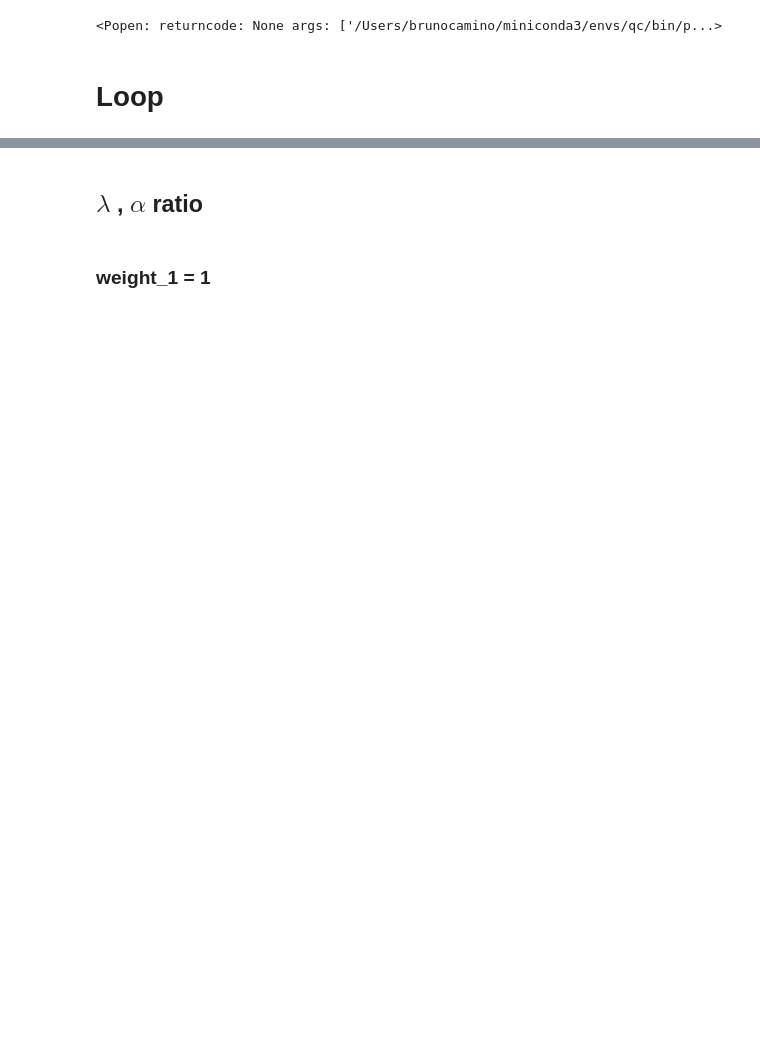
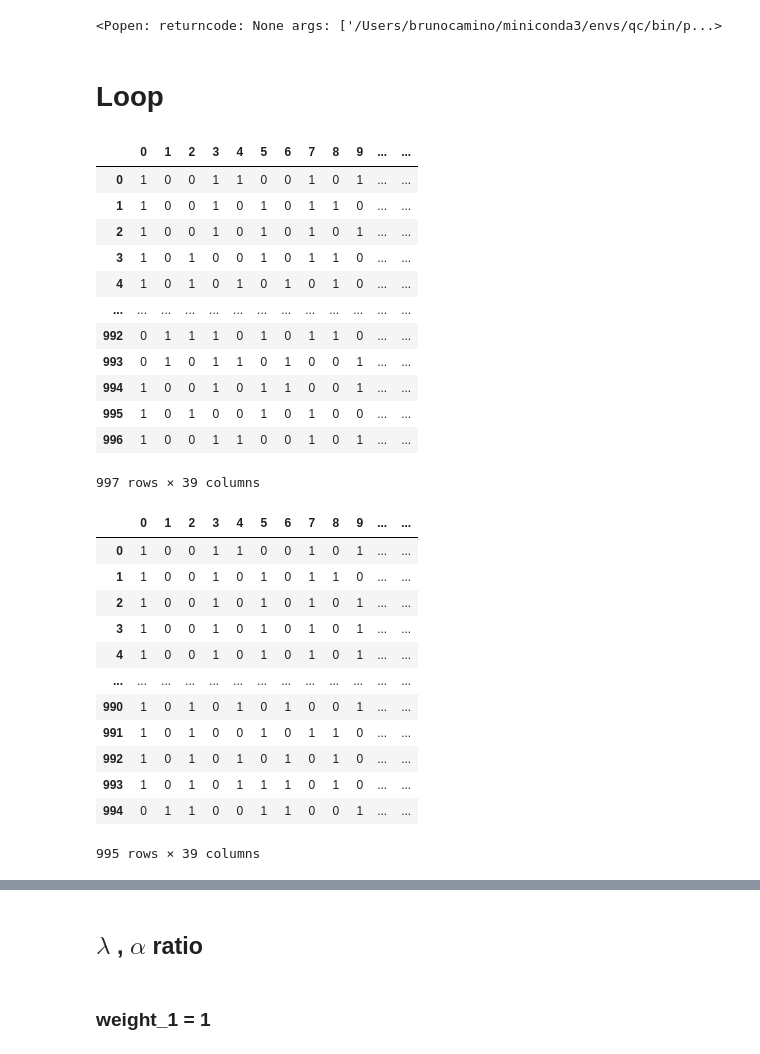
Before and after one commit to cmc-ucl/quantum_computing, a Jupyter notebook: Experiments_discrete.ipynb, the cells around one changed output, grey strips where cells are left out. Drawn from its saved outputs; the diff is of its cells as text; code cells hidden in the pictures; blank space fills up the shorter version.

```diff
--- a/Experiments_discrete.ipynb
+++ b/Experiments_discrete.ipynb
@@ -120,19 +122,21 @@ def make_df(directory):
             #print(f)
             df, param = load_json(f,return_param = True, return_qubo = False)
             param = param.transpose()
-            n_vac = param['num_vacancies'].values[0]
+            #n_vac = param['num_vacancies'].values[0]
             n_atoms = param['N atoms'].values[0]
             param['broken_chains'] = find_ratio_broken_chains(df)
             param['ratio_acceptable'] = find_ratio_acceptable(df)
-            param['ratio_feasible'] = find_ratio_feasible_discrete(df,param['num_vacancies'].values[0], remove_broken_chains=False)
+            #param['ratio_feasible'] = find_ratio_feasible_discrete(df,param['num_vacancies'].values[0], remove_broken_chains=False)
             #param['energy_distribution_all'] = ', '.join(str(x) for x in find_energy_distribution(df)[0])
             #param['multiplicity_all'] = ', '.join(str(x) for x in find_energy_distribution(df)[1])
-            param['energy_distribution'] = ', '.join(str(x) for x in find_energy_distribution_discrete(df, only_feasible=True, vacancies=param['num_vacancies'].values[0])[0])
+            #param['energy_distribution'] = ', '.join(str(x) for x in find_energy_distribution_discrete(df, only_feasible=True, vacancies=param['num_vacancies'].values[0])[0])
             #param['num_broken_bonds'] = ', '.join(str(x) for x in find_num_broken_bonds(dataframe, remove_broken_chains = True, only_feasible = True, vacancies = param['num_vacancies'].values[0]))
-            param['multiplicity'] = ', '.join(str(x) for x in find_energy_distribution_discrete(df, only_feasible=True, vacancies=param['num_vacancies'].values[0])[1])
-            param['ratio l/w'] =  param['lagrange'] / param['weight_1']
-            param['ratio t/w'] = param['theta'] / param['weight_1']
-            param['vacancies'] = ', '.join(str(x) for x in find_vacancy_distribution(df)[0])
+            #param['multiplicity'] = ', '.join(str(x) for x in find_energy_distribution_discrete(df, only_feasible=True, vacancies=param['num_vacancies'].values[0])[1])
+            param['cp_1'] =  param['cp_1']
+            param['cp_2'] =  param['cp_2']
+            #param['ratio cp'] = param['cp_1'] / param['cp_2']
+            param['vacancies'] = ', '.join(str(x) for x in find_vacancy_distribution(convert_df(df))[0])
+            display(convert_df(df))
             param['vacancies mult'] = ', '.join(str(x) for x in find_vacancy_distribution(df)[1])
 
 
@@ -151,3 +155,32 @@ def make_df(directory):
     df_results = pd.concat(dataframes)
 
     return df_results
+# %%
+make_df('./data/discrete/')
+# %% [output]
+|  | 0 | 1 | 2 | 3 | 4 | 5 | 6 | 7 | 8 | 9 | ... | ... |
+| 0 | 1 | 0 | 0 | 1 | 1 | 0 | 0 | 1 | 0 | 1 | ... | ... |
+| 1 | 1 | 0 | 0 | 1 | 0 | 1 | 0 | 1 | 1 | 0 | ... | ... |
+| 2 | 1 | 0 | 0 | 1 | 0 | 1 | 0 | 1 | 0 | 1 | ... | ... |
+| 3 | 1 | 0 | 1 | 0 | 0 | 1 | 0 | 1 | 1 | 0 | ... | ... |
+| 4 | 1 | 0 | 1 | 0 | 1 | 0 | 1 | 0 | 1 | 0 | ... | ... |
+| ... | ... | ... | ... | ... | ... | ... | ... | ... | ... | ... | ... | ... |
+| 992 | 0 | 1 | 1 | 1 | 0 | 1 | 0 | 1 | 1 | 0 | ... | ... |
+| 993 | 0 | 1 | 0 | 1 | 1 | 0 | 1 | 0 | 0 | 1 | ... | ... |
+| 994 | 1 | 0 | 0 | 1 | 0 | 1 | 1 | 0 | 0 | 1 | ... | ... |
+| 995 | 1 | 0 | 1 | 0 | 0 | 1 | 0 | 1 | 0 | 0 | ... | ... |
+| 996 | 1 | 0 | 0 | 1 | 1 | 0 | 0 | 1 | 0 | 1 | ... | ... |
+997 rows × 39 columns
+|  | 0 | 1 | 2 | 3 | 4 | 5 | 6 | 7 | 8 | 9 | ... | ... |
+| 0 | 1 | 0 | 0 | 1 | 1 | 0 | 0 | 1 | 0 | 1 | ... | ... |
+| 1 | 1 | 0 | 0 | 1 | 0 | 1 | 0 | 1 | 1 | 0 | ... | ... |
+| 2 | 1 | 0 | 0 | 1 | 0 | 1 | 0 | 1 | 0 | 1 | ... | ... |
+| 3 | 1 | 0 | 0 | 1 | 0 | 1 | 0 | 1 | 0 | 1 | ... | ... |
+| 4 | 1 | 0 | 0 | 1 | 0 | 1 | 0 | 1 | 0 | 1 | ... | ... |
+| ... | ... | ... | ... | ... | ... | ... | ... | ... | ... | ... | ... | ... |
+| 990 | 1 | 0 | 1 | 0 | 1 | 0 | 1 | 0 | 0 | 1 | ... | ... |
+| 991 | 1 | 0 | 1 | 0 | 0 | 1 | 0 | 1 | 1 | 0 | ... | ... |
+| 992 | 1 | 0 | 1 | 0 | 1 | 0 | 1 | 0 | 1 | 0 | ... | ... |
+| 993 | 1 | 0 | 1 | 0 | 1 | 1 | 1 | 0 | 1 | 0 | ... | ... |
+| 994 | 0 | 1 | 1 | 0 | 0 | 1 | 1 | 0 | 0 | 1 | ... | ... |
+995 rows × 39 columns
```
Also changed, not shown: parts of 30 cells of this notebook, 2 other files.
